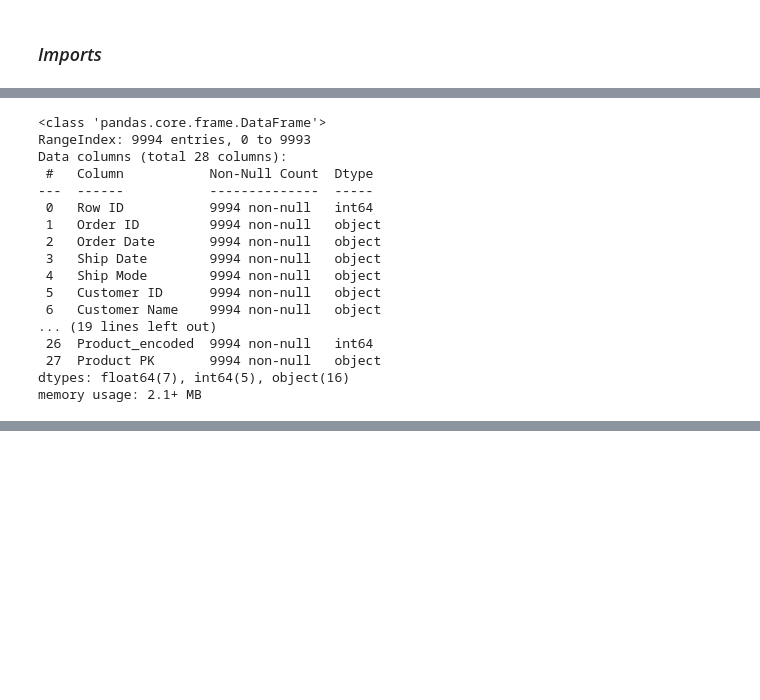
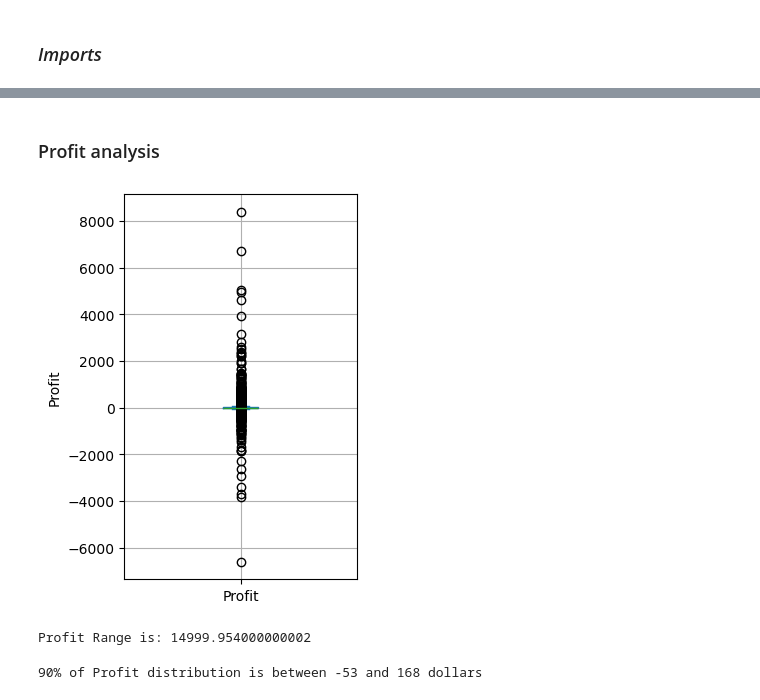
Before and after one commit to Kristinawk/final_project_ETL_Analytics, a Jupyter notebook: notebooks/02_preliminary_eda.ipynb, the cells around one changed output, grey strips where cells are left out. Saved outputs shown, nothing was run; the diff lists cells and outputs as text; code cells hidden in the pictures; blank space fills up the shorter version.

```diff
--- a/notebooks/02_preliminary_eda.ipynb
+++ b/notebooks/02_preliminary_eda.ipynb
@@ -13,5 +15,5 @@ import matplotlib.pylab as plt
 # %%
-df = pd.read_csv('../data/Superstore_250217.csv')
+df = pd.read_csv('../data/Superstore_250218.csv')
 df.head()
 # %% [output]
 |  | Row ID | Order ID | Order Date | Ship Date | Ship Mode | Customer ID | Customer Name | Segment | Country | ... |
@@ -24,23 +25,5 @@ df.head()
 # %%
-df.info()
+#df.info()
-# %% [output]
-<class 'pandas.core.frame.DataFrame'>
-RangeIndex: 9994 entries, 0 to 9993
-Data columns (total 28 columns):
- #   Column           Non-Null Count  Dtype
----  ------           --------------  -----
- 0   Row ID           9994 non-null   int64
- 1   Order ID         9994 non-null   object
- 2   Order Date       9994 non-null   object
- 3   Ship Date        9994 non-null   object
- 4   Ship Mode        9994 non-null   object
- 5   Customer ID      9994 non-null   object
- 6   Customer Name    9994 non-null   object
-... (19 lines left out)
- 26  Product_encoded  9994 non-null   int64
- 27  Product PK       9994 non-null   object
-dtypes: float64(7), int64(5), object(16)
-memory usage: 2.1+ MB
 # %%
 df.describe()
 # %% [output]
@@ -58,0 +39,28 @@ cat_vars = [col for col in df.columns if col not in num_vars]
+# %% [markdown]
+### Profit analysis
+# %%
+# Boxplot
+
+data = df['Profit']
+
+ax = data.plot.box(figsize=(3, 5))
+ax.set_ylabel('Profit')
+plt.grid()
+# %% [output]
+[figure, added]
+# %%
+# Range
+
+rng = df['Profit'].max() - df['Profit'].min()
+print(f'Profit Range is: {rng}')
+# %% [output]
+Profit Range is: 14999.954000000002
+# %%
+# Distribution
+
+per_05 = df['Profit'].quantile(0.05)
+per_95 = df['Profit'].quantile(0.95)
+
+print(f'90% of Profit distribution is between {int(per_05)} and {int(per_95)} dollars')
+# %% [output]
+90% of Profit distribution is between -53 and 168 dollars
```
Also changed, not shown: parts of 32 cells of this notebook, 2 other files.
